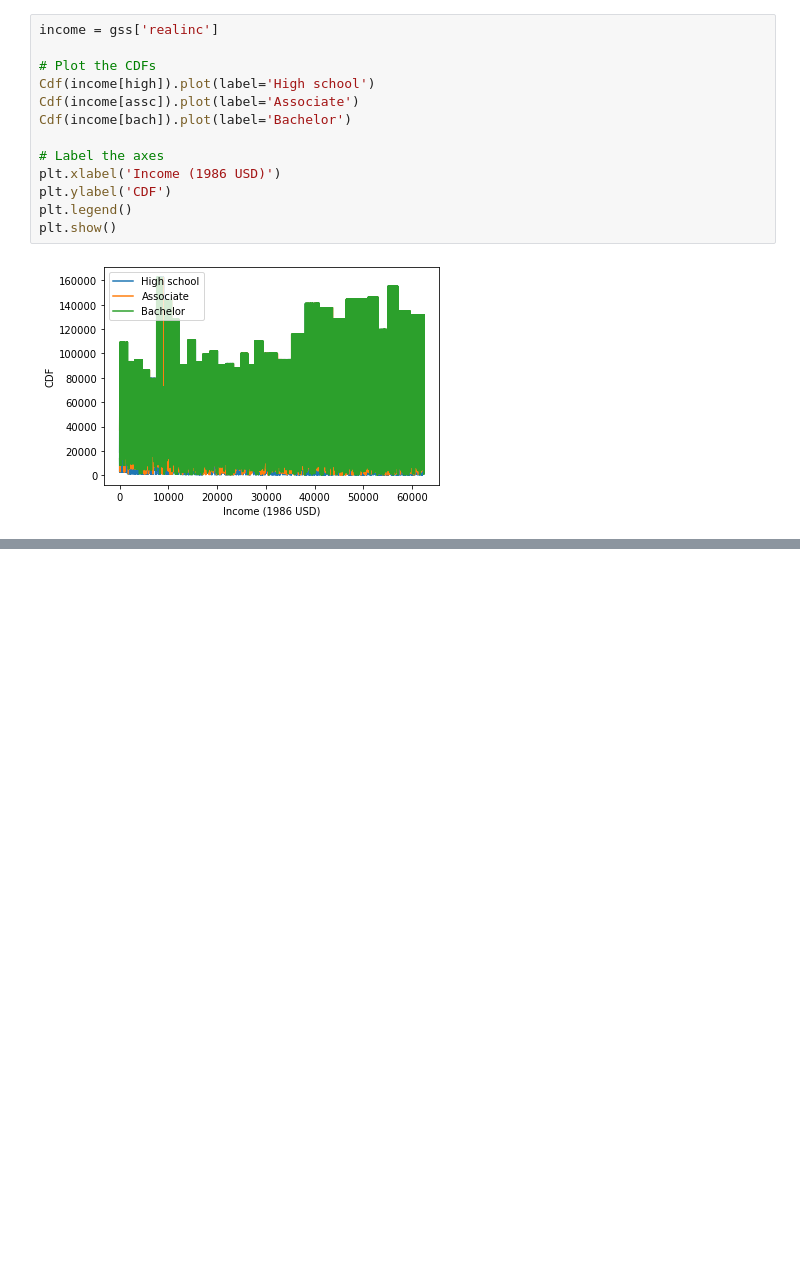
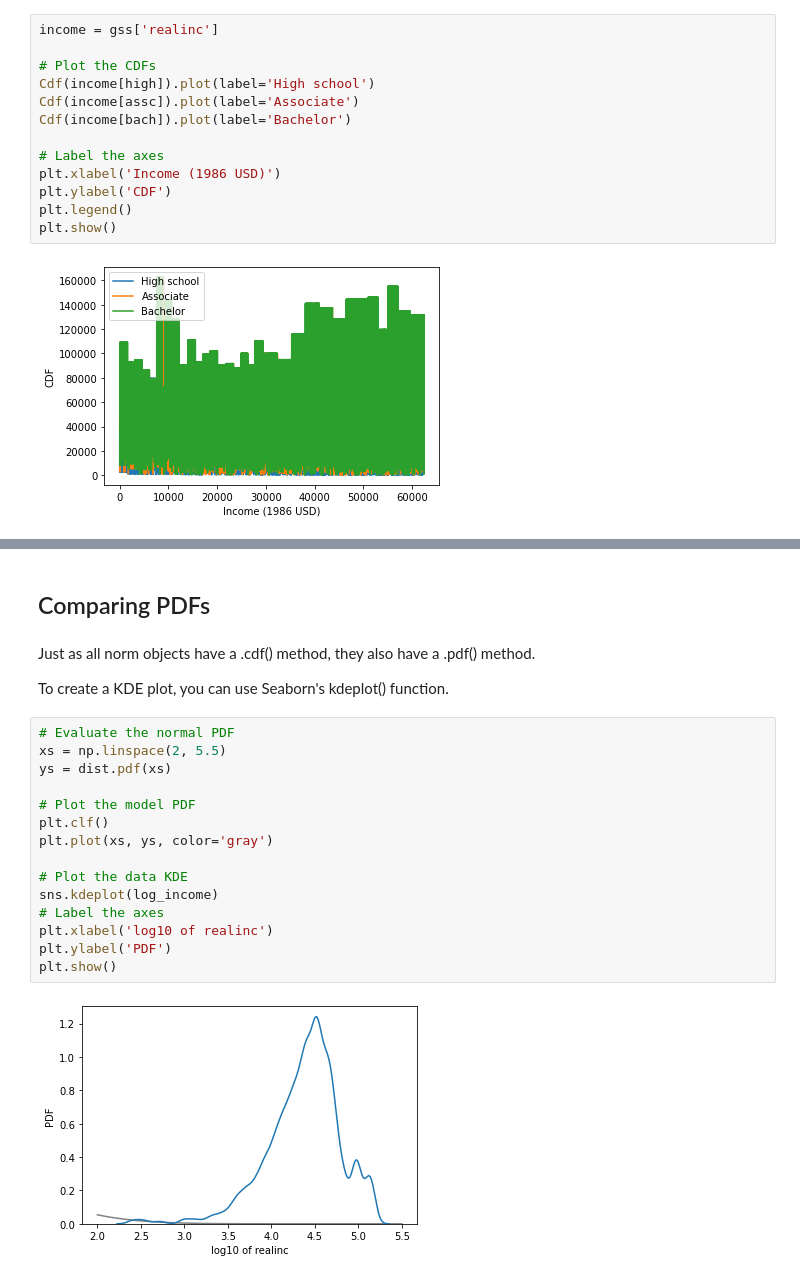
Before and after one commit to Mahnoor-Rana/Exploratory-Data-Analysis, a Jupyter notebook: Probability Mass Function.ipynb, the cells around one changed output, grey strips where cells are left out. Cells and saved outputs as stored; diff of their text form; blank space fills up the shorter version.

```diff
--- a/Probability Mass Function.ipynb
+++ b/Probability Mass Function.ipynb
@@ -167,0 +203,23 @@ plt.show()
+# %% [markdown]
+## Comparing PDFs
+# %% [markdown]
+Just as all norm objects have a .cdf() method, they also have a .pdf() method.
+
+To create a KDE plot, you can use Seaborn's kdeplot() function.
+# %%
+# Evaluate the normal PDF
+xs = np.linspace(2, 5.5)
+ys = dist.pdf(xs)
+
+# Plot the model PDF
+plt.clf()
+plt.plot(xs, ys, color='gray')
+
+# Plot the data KDE
+sns.kdeplot(log_income)
+# Label the axes
+plt.xlabel('log10 of realinc')
+plt.ylabel('PDF')
+plt.show()
+# %% [output]
+[figure, added]
```
Also changed, not shown: parts of 8 cells of this notebook.
